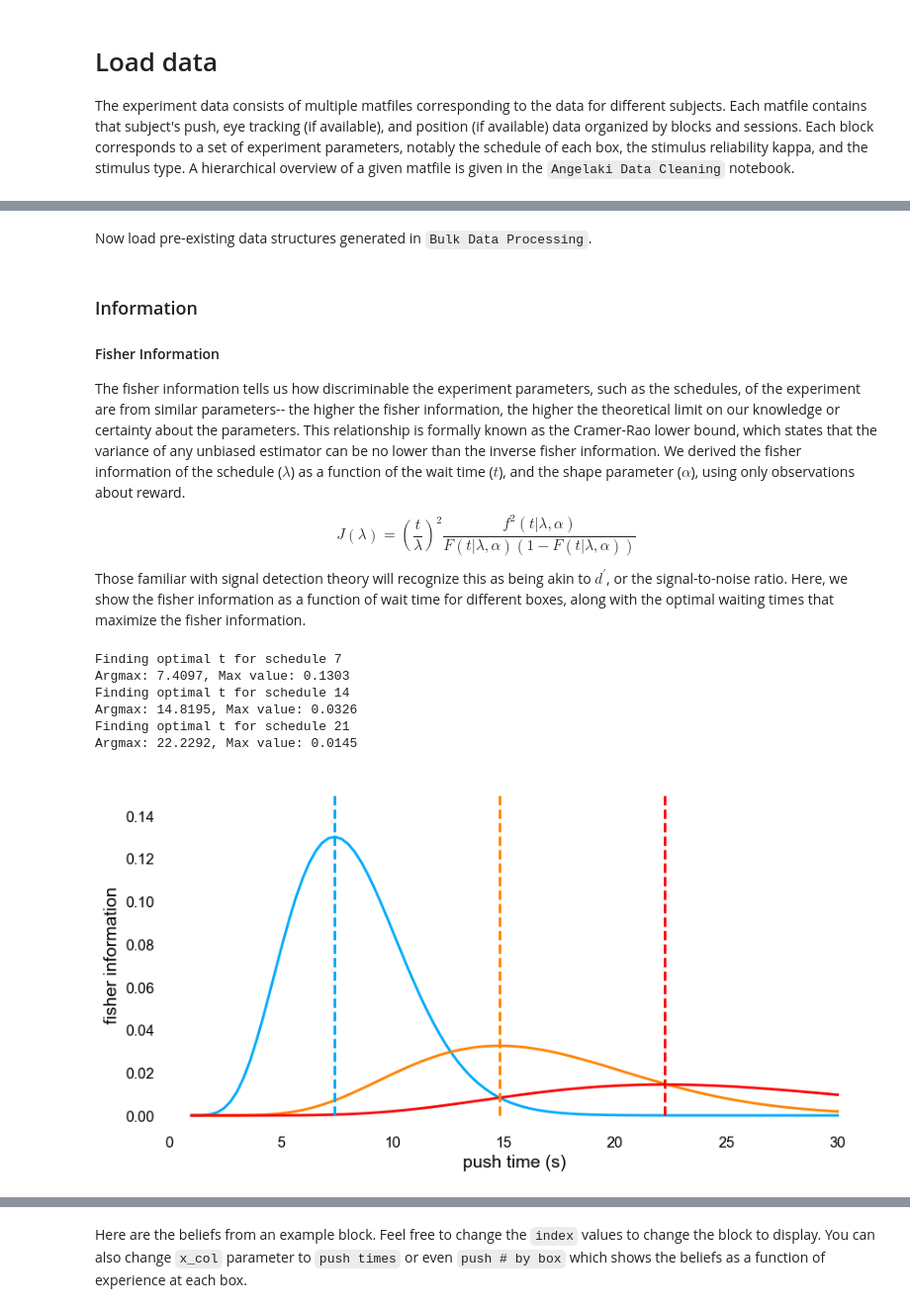
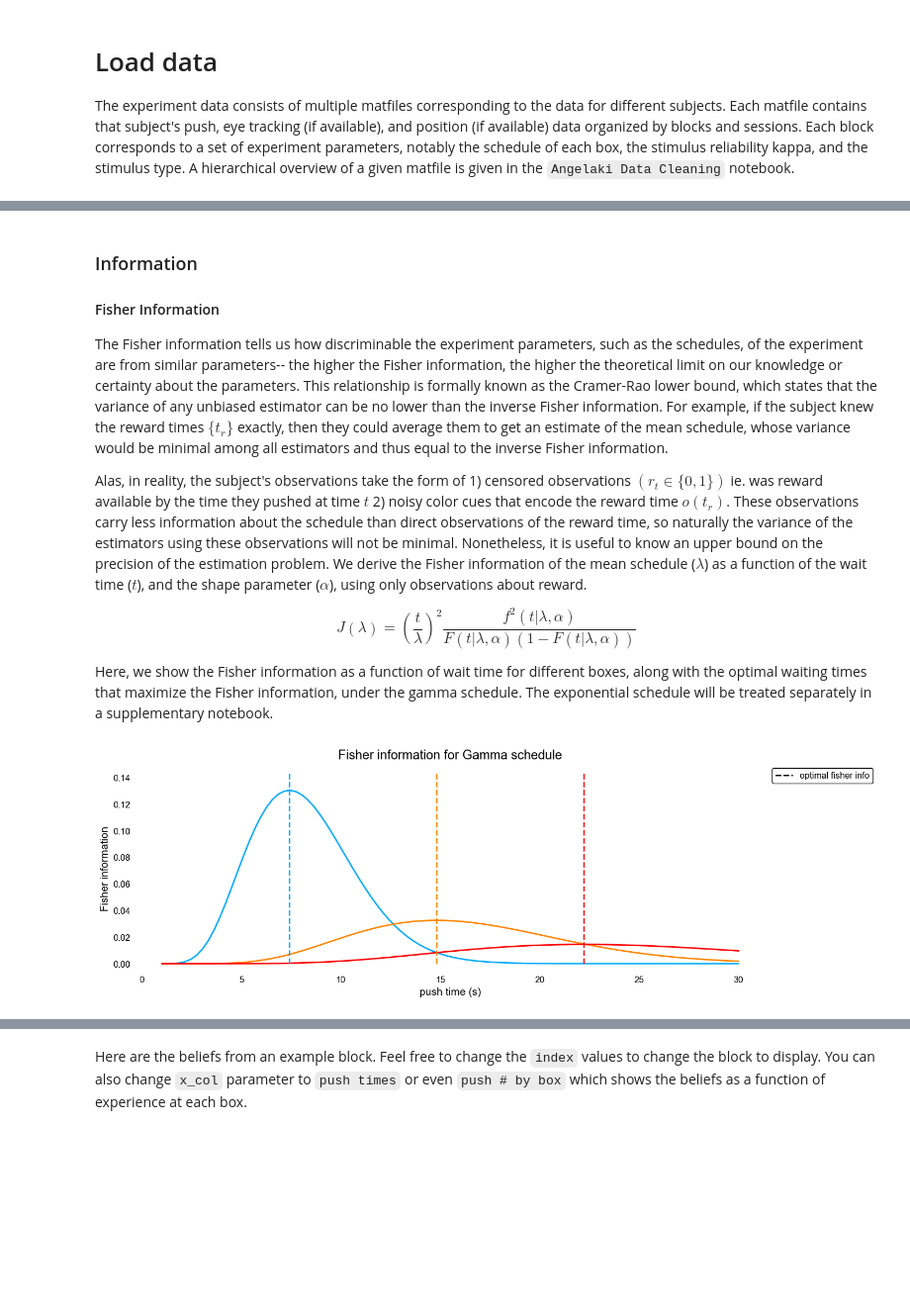
Before and after one commit to XaqLab/Foraging, a Jupyter notebook: notebooks/Learning As Inference.ipynb, the cells around one changed output, grey strips where cells are left out. Shown at 99% size. Cells and saved outputs as stored; diff of their text form; code cells hidden in the pictures; blank space fills up the shorter version.

```diff
--- a/notebooks/Belief Analysis (No Color).ipynb
+++ b/notebooks/Learning As Inference.ipynb
@@ -66,2 +46,0 @@ sns.swarmplot(n_pushes_per_block, x='subject', y='n pushes per block', ax=ax)
-# %% [markdown]
-Now load pre-existing data structures generated in `Bulk Data Processing`.
@@ -79,22 +49,19 @@ if len(error_all) > 0:
 
 #### Fisher Information
 
-The fisher information tells us how discriminable the experiment parameters, such as the schedules, of the experiment are from similar parameters-- the higher the fisher information, the higher the theoretical limit on our knowledge or certainty about the parameters. This relationship is formally known as the Cramer-Rao lower bound, which states that the variance of any unbiased estimator can be no lower than the inverse fisher information. We derived the fisher information of the schedule ($\lambda$) as a function of the wait time ($t$), and the shape parameter ($\alpha$), using only observations about reward.
+The Fisher information tells us how discriminable the experiment parameters, such as the schedules, of the experiment are from similar parameters-- the higher the Fisher information, the higher the theoretical limit on our knowledge or certainty about the parameters. This relationship is formally known as the Cramer-Rao lower bound, which states that the variance of any unbiased estimator can be no lower than the inverse Fisher information. For example, if the subject knew the reward times $\{t_r\}$ exactly, then they could average them to get an estimate of the mean schedule, whose variance would be minimal among all estimators and thus equal to the inverse Fisher information.
+
+Alas, in reality, the subject's observations take the form of 1) censored observations $(r_t \in \{0, 1\})$ ie. was reward available by the time they pushed at time $t$ 2) noisy color cues that encode the reward time $o(t_r)$. These observations carry less information about the schedule than direct observations of the reward time, so naturally the variance of the estimators using these observations will not be minimal. Nonetheless, it is useful to know an upper bound on the precision of the estimation problem. We derive the Fisher information of the mean schedule ($\lambda$) as a function of the wait time ($t$), and the shape parameter ($\alpha$), using only observations about reward.
 
 $$J(\lambda) = (\frac{t}{\lambda})^2 \frac{f^2(t|\lambda, \alpha)}{F(t|\lambda, \alpha)(1-F(t|\lambda, \alpha))}$$
 
-Those familiar with signal detection theory will recognize this as being akin to $d^{\prime}$, or the signal-to-noise ratio. Here, we show the fisher information as a function of wait time for different boxes, along with the optimal waiting times that maximize the fisher information.
+Here, we show the Fisher information as a function of wait time for different boxes, along with the optimal waiting times that maximize the Fisher information, under the gamma schedule. The exponential schedule will be treated separately in a supplementary notebook.
 # %%
-from foraging.plotting.behavior import plot_theoretical_fisher_info
+%%capture --no-display
+from foraging.plotting.beliefs import plot_fisher_info
 
-t = np.linspace(1,30, 100)
-plot_theoretical_fisher_info(t)
+plot_fisher_info(np.linspace(1,30, 100), schedules = [7, 14, 21], alpha = 10, title = "Fisher information for Gamma schedule");
+plt.show()
 # %% [output]
-Finding optimal t for schedule 7
-Argmax: 7.4097, Max value: 0.1303
-Finding optimal t for schedule 14
-Argmax: 14.8195, Max value: 0.0326
-Finding optimal t for schedule 21
-Argmax: 22.2292, Max value: 0.0145
-[figure, old version]
+[figure, new version]
 # %% [markdown]
```
Also changed, not shown: parts of 22 cells of this notebook, 12 other files.
